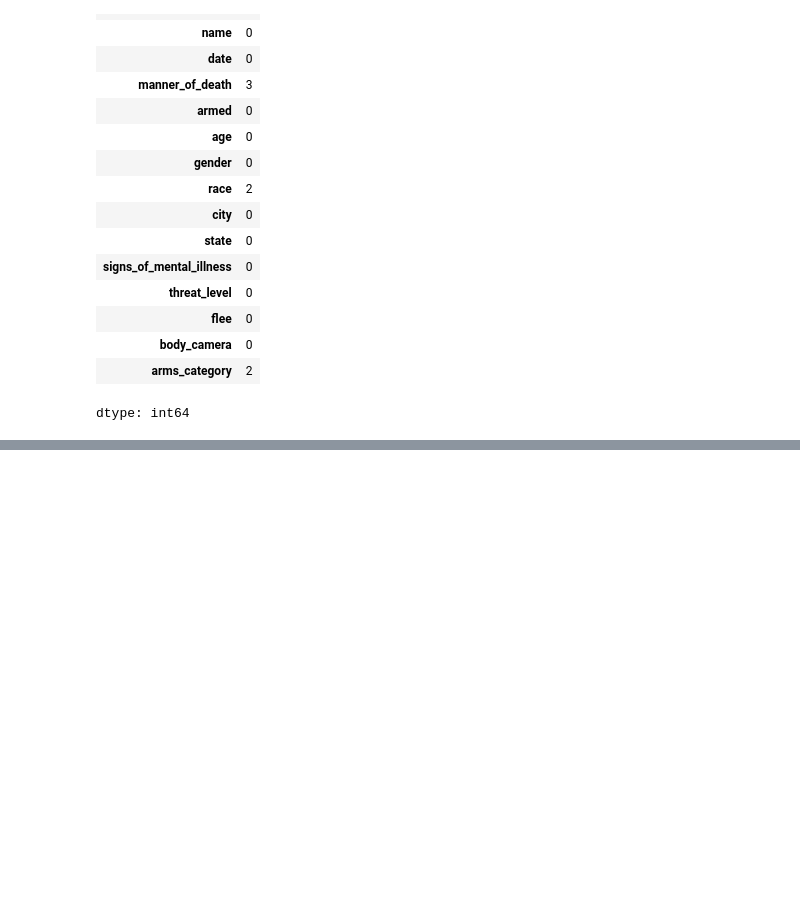
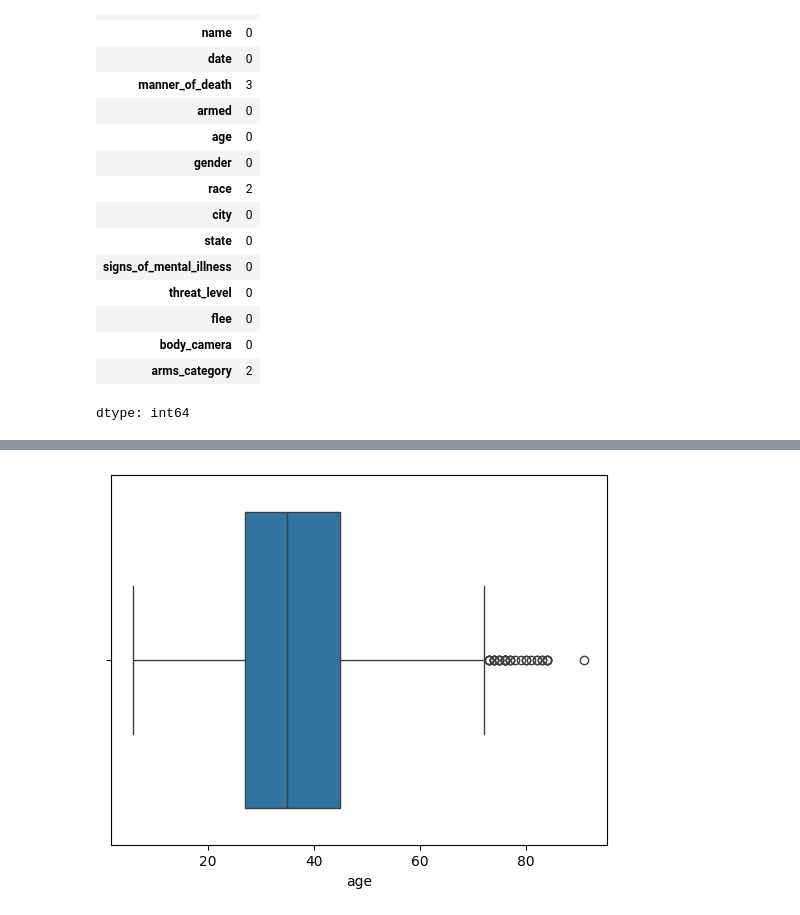
Before and after one commit to Vikaash7/21BDS0052-EDA, a Jupyter notebook: 21BDS0052.ipynb, the cells around one changed output, grey strips where cells are left out. Cells and saved outputs as stored; diff of their text form; code cells hidden in the pictures; blank space fills up the shorter version.

```diff
--- a/21BDS0052.ipynb
+++ b/21BDS0052.ipynb
@@ -140,0 +172,5 @@ dtype: int64
+# %%
+sns.boxplot(x="age", data=df)
+plt.show()
+# %% [output]
+[figure, added]
```
Also changed, not shown: parts of 9 cells of this notebook.
